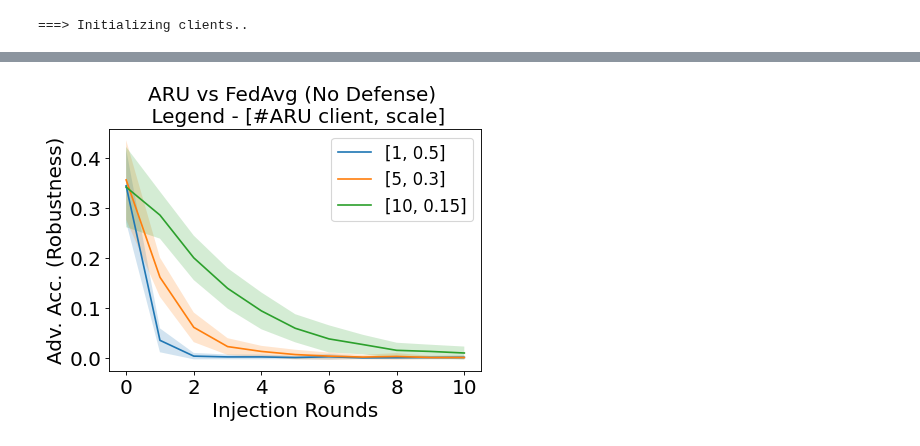
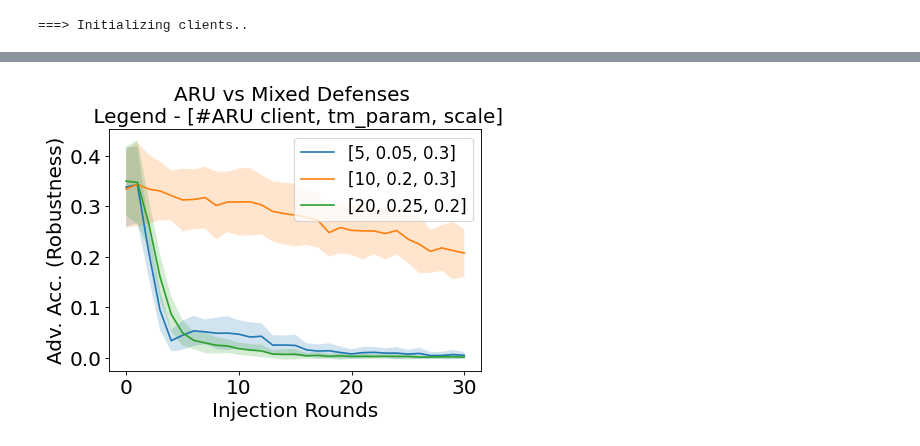
Before and after one commit to tj-kim/fedatk_unl_tj, a Jupyter notebook: notebooks/240130_multiround_UNL_attack_mixed.ipynb, the cells around one changed output, grey strips where cells are left out. Drawn from its saved outputs; the diff is of its cells as text; code cells hidden in the pictures.

```diff
--- a/notebooks/240130_multiround_UNL_attack_mixed.ipynb
+++ b/notebooks/240130_multiround_UNL_attack_mixed.ipynb
@@ -175,8 +175,8 @@ def UNL_mix(aggregator, adv_id, model_inject, keys, weight_scale_2, dump_flag=Fa
     return
 # %%
 num_aru = [5,10,20]
-beta_params = [0.05,0.05,0.05]
-weight2_list = [0.5,0.5,0.5]
+beta_params = [0.05,0.20,0.25]
+weight2_list = [0.3,0.3,0.2]
 num_rounds = 30
 
 agg_options = ["trimmed_mean", "median", "krum"]
@@ -279,5 +299,5 @@ import pickle
 
 a = result_list
 
-with open('saved_results/mixed_sweep/240130_01.pk', 'wb') as handle:
+with open('saved_results/mixed_sweep/240131_03_harder.pk', 'wb') as handle:
     pickle.dump(a, handle, protocol=pickle.HIGHEST_PROTOCOL)
@@ -309,34 +386,40 @@ import numpy as np
 
 font = {'family' : 'normal',
         'weight' : 'normal',
         'size'   : 18}
 
 plt.rc('font', **font)
 plt.figure(dpi=80, figsize=(6,4))
 
+plot_settings = [[5,0.05,0.3],[10,0.2, 0.3],[20,0.25, 0.2]]
+
+num_aru = [5,10,20]
+beta_params = [0.05,0.20,0.25]
+weight2_list = [0.3,0.3,0.2]
+
 # Generate some sample data
 x = range(len(adv_acc_plotter[0]))  # 100 points from 0 to 10
 
 # Plotting the lines
 # plt.plot(x, y1, label='Test Acc')
 label_list = plot_settings
 for i in range(len(label_list)):
-    y = np.array(adv_acc_plotter[i])
-    error = np.array(adv_std_plotter[i])
+    y = np.array(result_list[i]['adv_acc'])
+    error = np.array(result_list[i]['adv_std'])
     plt.plot(x, y, label= str(label_list[i]))
     plt.fill_between(x, y-error, y+error,
     alpha=0.2)
 
 # Adding labels and title
 plt.xlabel('Injection Rounds')
 plt.ylabel('Adv. Acc. (Robustness)')
-plt.title('ARU vs FedAvg (No Defense) \n Legend - [#ARU client, scale]', fontsize = 'medium')
+plt.title('ARU vs Mixed Defenses \n Legend - [#ARU client, tm_param, scale]', fontsize = 'medium')
 
 # Adding a legend
 plt.legend( loc=1, fontsize='small')
 
 
 # Display the plot
 plt.show()
 # %% [output]
-[figure, old version]
+[figure, new version]
```
Also changed, not shown: parts of 4 cells of this notebook.
